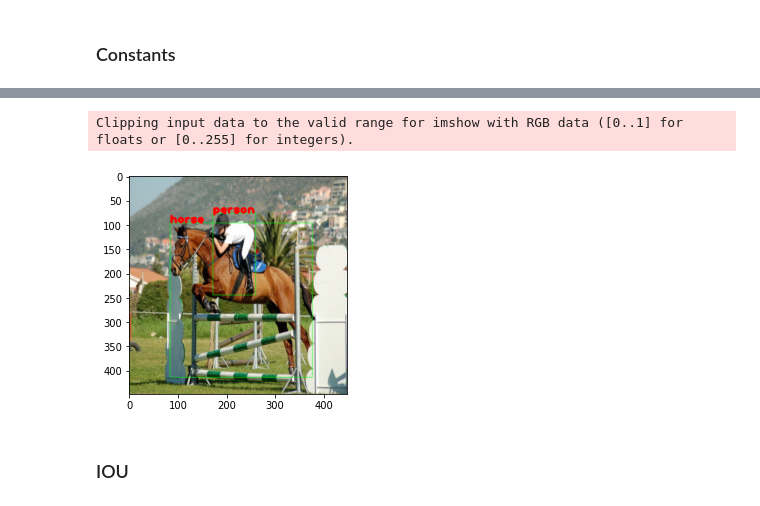
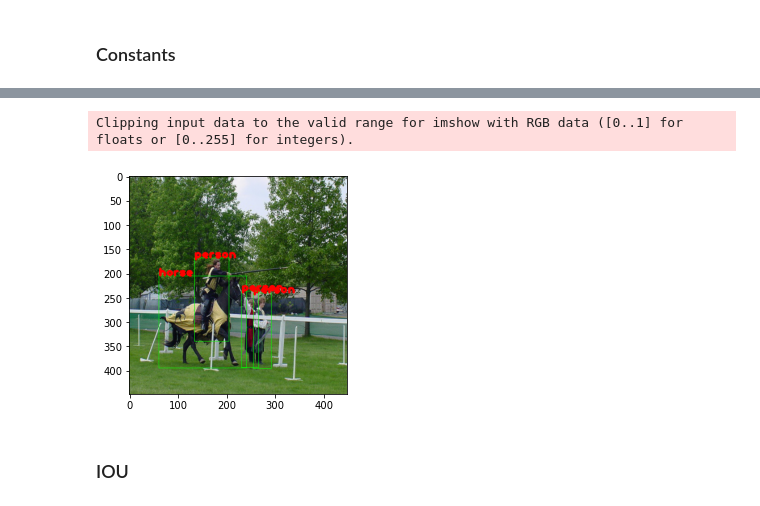
Before and after one commit to bindas1/YOLO-recreated, a Jupyter notebook: Forward_propagation.ipynb, the cells around one changed output, grey strips where cells are left out. Saved outputs shown, nothing was run; the diff lists cells and outputs as text; code cells hidden in the pictures.

```diff
--- a/Forward_propagation.ipynb
+++ b/Forward_propagation.ipynb
@@ -203,9 +213,9 @@ Sample batch for training dataloader is presented below:
 # %%
 image, labels, _ = iter(train_dl).next()
-utils.show_image_with_classes(image[5], labels[5])
+utils.show_image_with_classes(image[2], labels[2])
 # %% [output]
 Clipping input data to the valid range for imshow with RGB data ([0..1] for floats or [0..255] for integers).
-[figure, old version]
+[figure, new version]
 # %% [markdown]
 ### IOU
 # %% [markdown]
```
Also changed, not shown: parts of 36 cells of this notebook, 3 other files.
